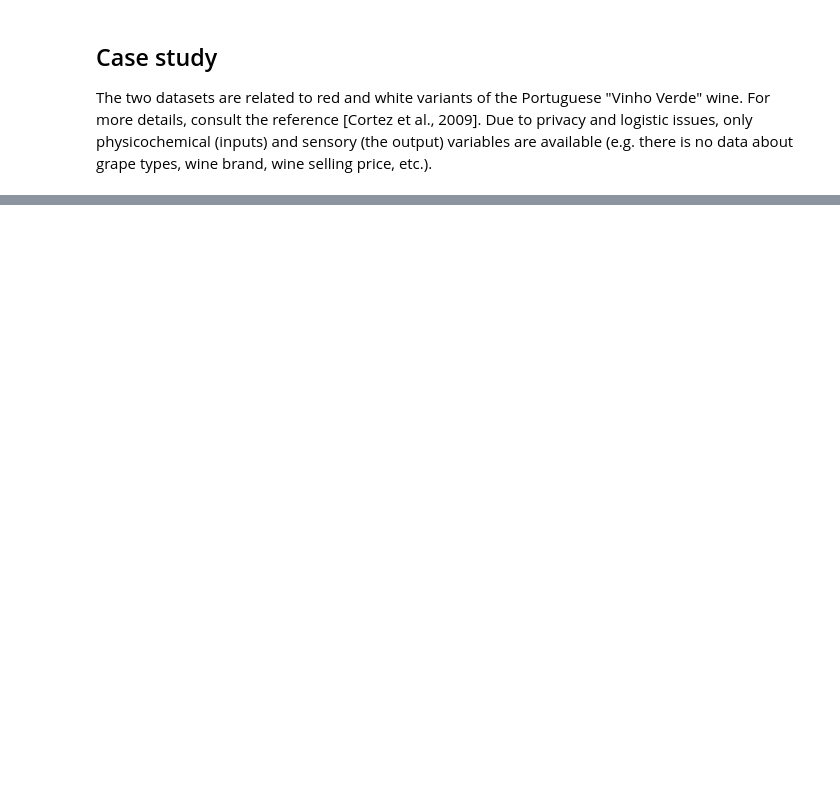
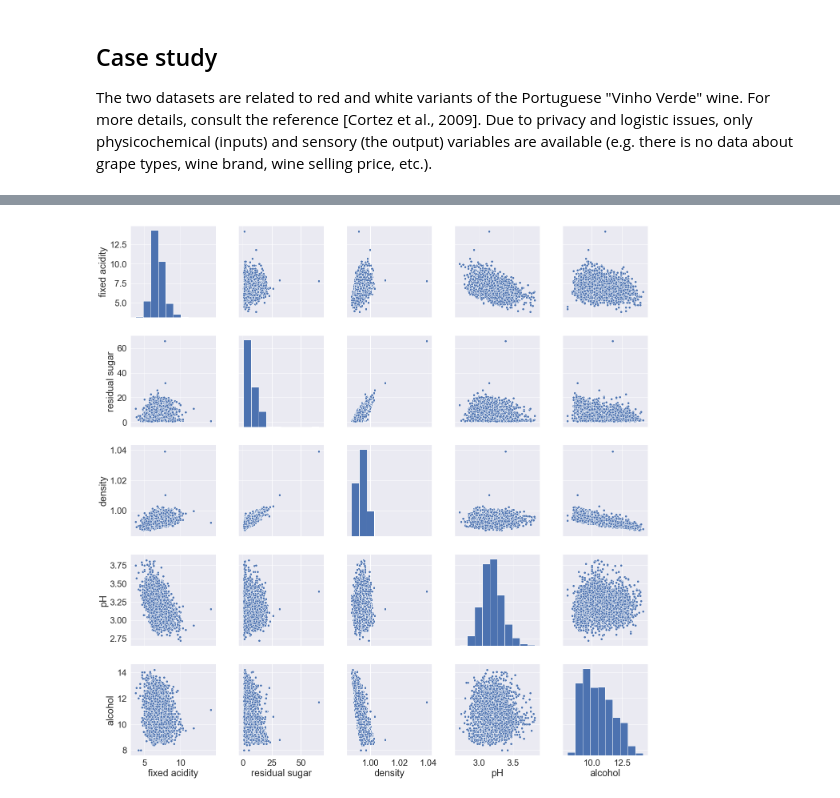
Before and after one commit to jakub-tomczak/WineQuality, a Jupyter notebook: notebooks/case_study.ipynb, the cells around one changed output, grey strips where cells are left out. Drawn from its saved outputs; the diff is of its cells as text; code cells hidden in the pictures; blank space fills up the shorter version.

```diff
--- a/notebooks/case_study.ipynb
+++ b/notebooks/case_study.ipynb
@@ -153,0 +263,11 @@ to
+# %%
+# cols = ['fixed acidity', 'residual sugar', 'chlorides', 'pH', 'sulphates', 'alcohol']
+cols = ['fixed acidity', 'residual sugar', 'density', 'pH', 'alcohol']
+
+sns.set(style='whitegrid', context='notebook')
+sns.set(font_scale=2)
+sns.pairplot(wine_data[cols], height = 4)
+save_plot(plt, 'variance_analysis', 'png')
+plt.show()
+# %% [output]
+[figure, added]
```
Also changed, not shown: parts of 54 cells of this notebook.
